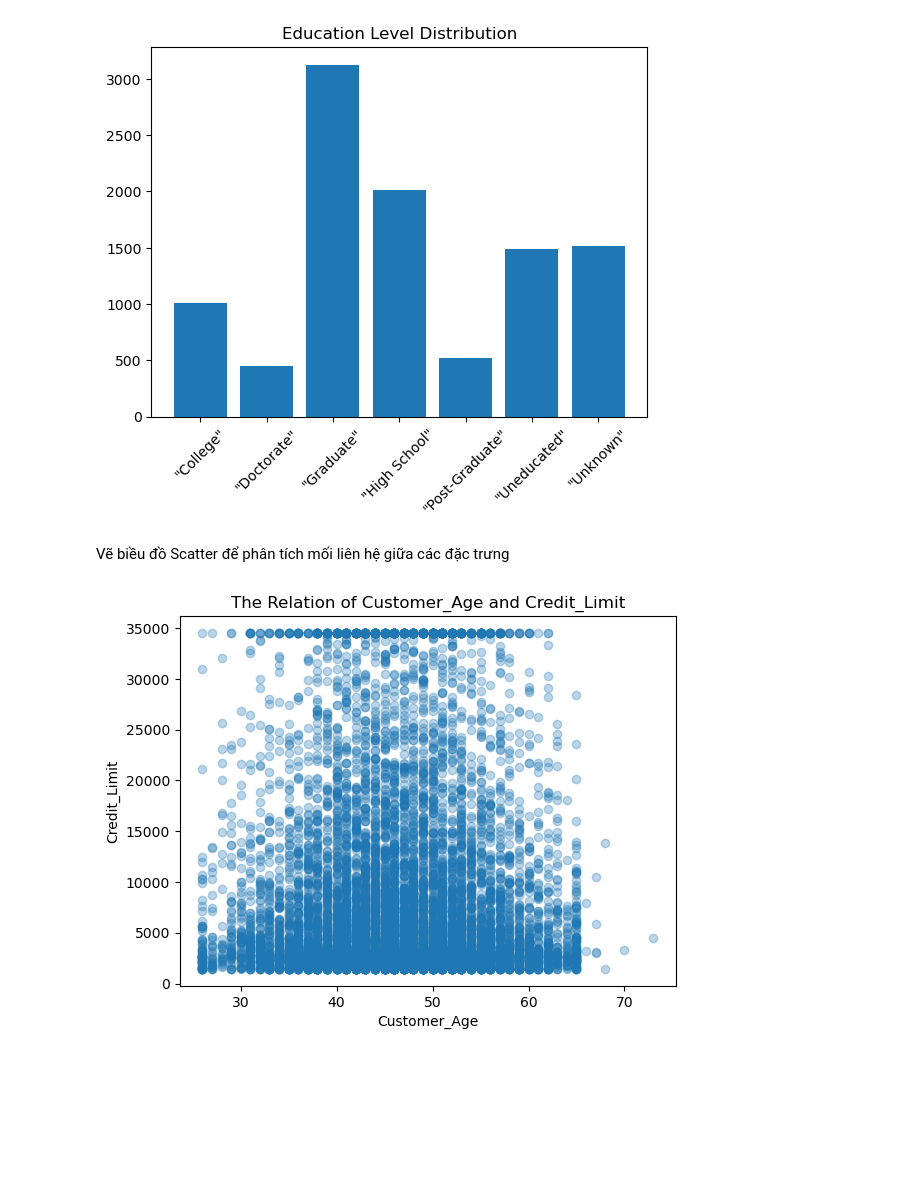
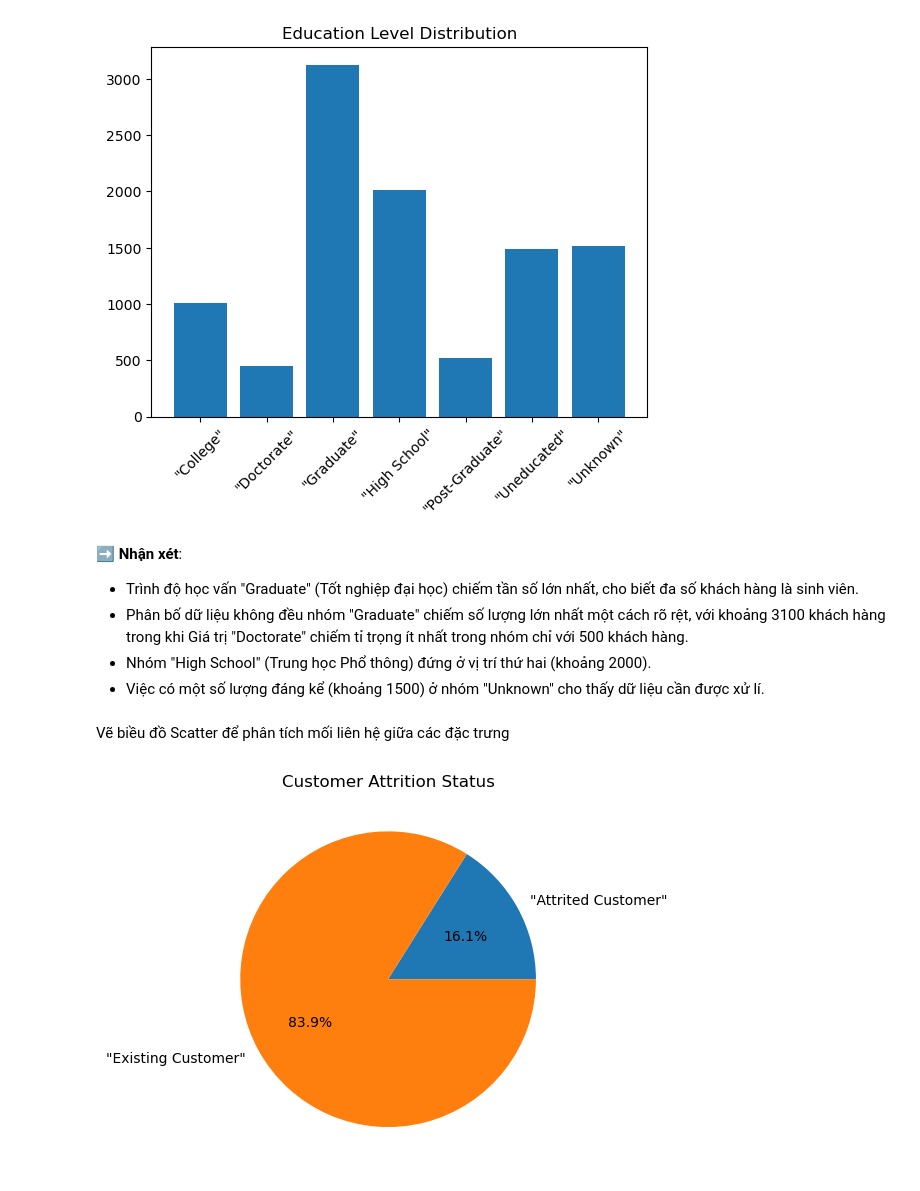
Before and after one commit to TThanhc/Credits_Card_customers-Numpy-DS, a Jupyter notebook: notebooks/01_data_exploration.ipynb, the cells around one changed output. Drawn from its saved outputs; the diff is of its cells as text; code cells hidden in the pictures; blank space fills up the shorter version.

```diff
--- a/notebooks/01_data_exploration.ipynb
+++ b/notebooks/01_data_exploration.ipynb
@@ -106,11 +107,23 @@ plt.title("Education Level Distribution")
 plt.show()
 # %% [output]
 [figure]
+# %% [markdown]
+➡️ **Nhận xét**:
+- Trình độ học vấn "Graduate" (Tốt nghiệp đại học) chiếm tần số lớn nhất, cho biết đa số khách hàng là sinh viên.
+- Phân bố dữ liệu không đều nhóm "Graduate" chiếm số lượng lớn nhất một cách rõ rệt, với khoảng 3100 khách hàng trong khi
+Giá trị "Doctorate" chiếm tỉ trọng ít nhất trong nhóm chỉ với 500 khách hàng.
+- Nhóm "High School" (Trung học Phổ thông) đứng ở vị trí thứ hai (khoảng 2000).
+- Việc có một số lượng đáng kể (khoảng 1500) ở nhóm "Unknown" cho thấy dữ liệu cần được xử lí.
 # %% [markdown]
 Vẽ biều đồ Scatter để phân tích mối liên hệ giữa các đặc trưng
 # %%
-# Customer_Age và Credit_Limit
-Credit_Limit = data[:,13].astype(float)
-visua_scatter(Customer_Age, Credit_Limit, "The Relation of Customer_Age and Credit_Limit", "Customer_Age", "Credit_Limit")
+# Phân tích đặc trưng Attrition_Flag
+attr_idx = header.index('"Attrition_Flag"')
+unique_attr, attr_counts = np.unique(data[:, attr_idx], return_counts=True)
+
+plt.figure()
+plt.pie(attr_counts, labels=unique_attr, autopct='%1.1f%%')
+plt.title("Customer Attrition Status")
+plt.show()
 # %% [output]
-[figure, old version]
+[figure, new version]
```
Also changed, not shown: parts of 13 cells of this notebook.
